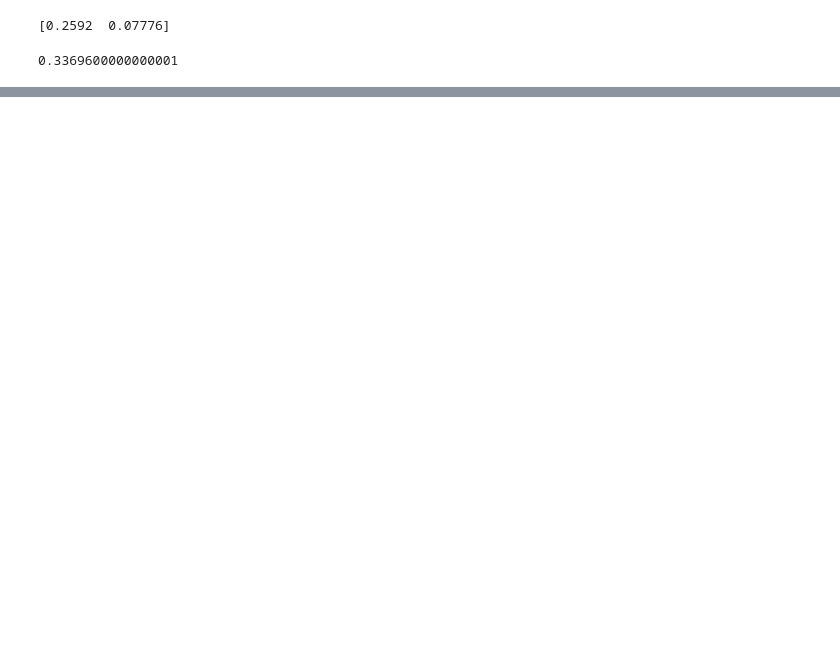
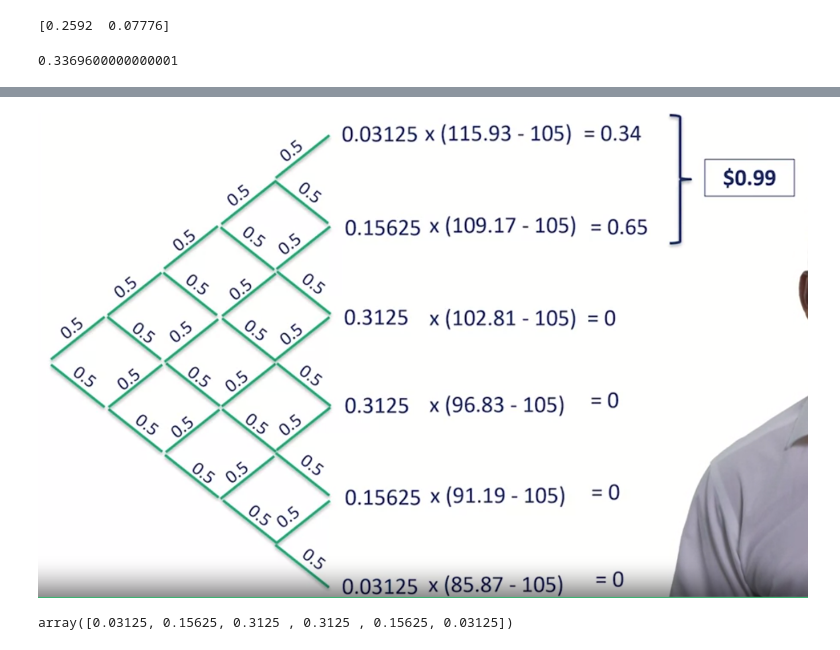
Before and after one commit to dykim04/-etc-_python, a Jupyter notebook: 01.data_science_for_investment_professionals/1) data & statistics foundation/2_2.binomial_distribution.ipynb, the cells around one changed output, grey strips where cells are left out. Drawn from its saved outputs; the diff is of its cells as text; code cells hidden in the pictures; blank space fills up the shorter version.

```diff
--- a/01.data_science_for_investment_professionals/1) data & statistics foundation/2_2.binomial_distribution.ipynb
+++ b/01.data_science_for_investment_professionals/1) data & statistics foundation/2_2.binomial_distribution.ipynb
@@ -50,0 +55,15 @@ sum(stats.binom.pmf([4,5], 5, 0.6))
+# %%
+Image(filename='img/binomial_option_pricing3.png')
+# %% [output]
+[figure, added]
+# %%
+k = np.arange(n + 1)
+n = 5
+p = 1 / 2
+#k = no.of success
+#n = no.of trials
+#p = probability of success
+
+stats.binom.pmf(k, n, p)
+# %% [output]
+array([0.03125, 0.15625, 0.3125 , 0.3125 , 0.15625, 0.03125])
```
Also changed, not shown: parts of 7 cells of this notebook, 5 other files.
